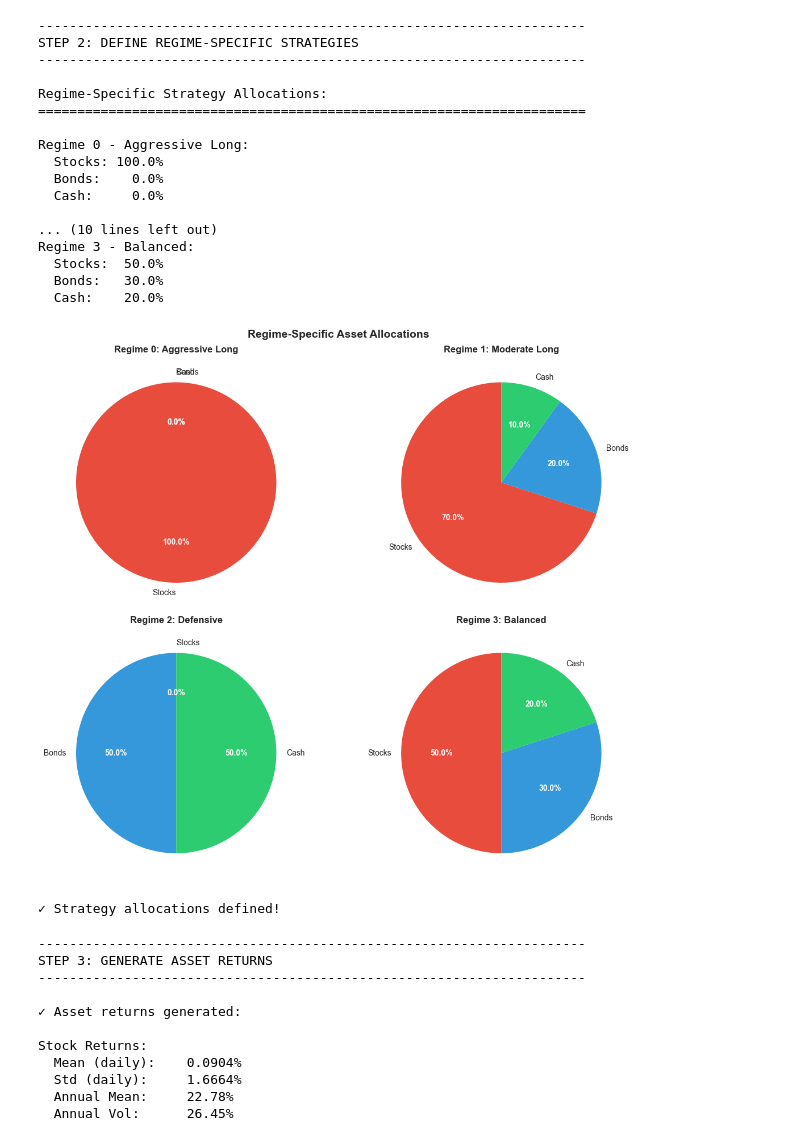
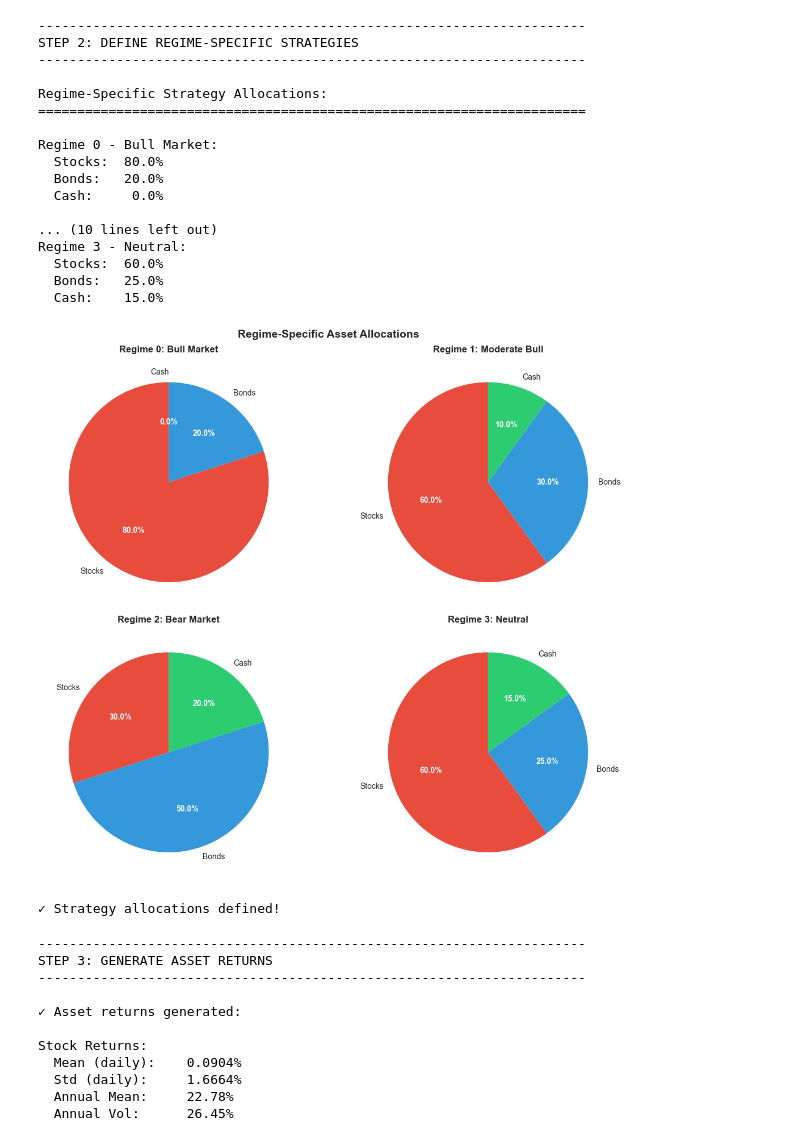
Before and after one commit to heiloklam521-arch/regime-based-trading, a Jupyter notebook: 03_adaptive_allocation.ipynb, the cells around one changed output. Cells and saved outputs as stored; diff of their text form; code cells hidden in the pictures.

```diff
--- a/03_adaptive_allocation.ipynb
+++ b/03_adaptive_allocation.ipynb
@@ -87,10 +87,10 @@ print("-" * 70)
 # Format: {'stocks': weight, 'bonds': weight, 'cash': weight}
 
 strategies = {
-    0: {'stocks': 1.0, 'bonds': 0.0, 'cash': 0.0, 'name': 'Aggressive Long'},
-    1: {'stocks': 0.7, 'bonds': 0.2, 'cash': 0.1, 'name': 'Moderate Long'},
-    2: {'stocks': 0.0, 'bonds': 0.5, 'cash': 0.5, 'name': 'Defensive'},
-    3: {'stocks': 0.5, 'bonds': 0.3, 'cash': 0.2, 'name': 'Balanced'}
+    0: {'stocks': 0.80, 'bonds': 0.20, 'cash': 0.00, 'name': 'Bull Market'},
+    1: {'stocks': 0.60, 'bonds': 0.30, 'cash': 0.10, 'name': 'Moderate Bull'},
+    2: {'stocks': 0.30, 'bonds': 0.50, 'cash': 0.20, 'name': 'Bear Market'},  # ← Changed from 0% stocks!
+    3: {'stocks': 0.60, 'bonds': 0.25, 'cash': 0.15, 'name': 'Neutral'}
 }
 
 print("\nRegime-Specific Strategy Allocations:")
@@ -110,41 +110,41 @@ colors_alloc = ['#e74c3c', '#3498db', '#2ecc71']  # Red, Blue, Green
 for regime, ax in enumerate(axes):
     alloc = strategies[regime]
     values = [alloc['stocks'], alloc['bonds'], alloc['cash']]
     labels = ['Stocks', 'Bonds', 'Cash']
 
     wedges, texts, autotexts = ax.pie(values, labels=labels, autopct='%1.1f%%',
                                        colors=colors_alloc, startangle=90)
     ax.set_title(f"Regime {regime}: {alloc['name']}", fontsize=12, fontweight='bold')
 
     for autotext in autotexts:
         autotext.set_color('white')
         autotext.set_fontsize(10)
         autotext.set_fontweight('bold')
 
 plt.suptitle('Regime-Specific Asset Allocations', fontsize=14, fontweight='bold')
 plt.tight_layout()
 plt.show()
 
 print("\n✓ Strategy allocations defined!")
 # %% [output]
 ----------------------------------------------------------------------
 STEP 2: DEFINE REGIME-SPECIFIC STRATEGIES
 ----------------------------------------------------------------------
 
 Regime-Specific Strategy Allocations:
 ======================================================================
 
-Regime 0 - Aggressive Long:
-  Stocks: 100.0%
-  Bonds:    0.0%
+Regime 0 - Bull Market:
+  Stocks:  80.0%
+  Bonds:   20.0%
   Cash:     0.0%
 
 ... (10 lines left out)
-Regime 3 - Balanced:
-  Stocks:  50.0%
-  Bonds:   30.0%
-  Cash:    20.0%
+Regime 3 - Neutral:
+  Stocks:  60.0%
+  Bonds:   25.0%
+  Cash:    15.0%
-[figure, old version]
+[figure, new version]
 ✓ Strategy allocations defined!
 # %%
 print("\n" + "-" * 70)
```
Also changed, not shown: parts of 7 cells of this notebook.
